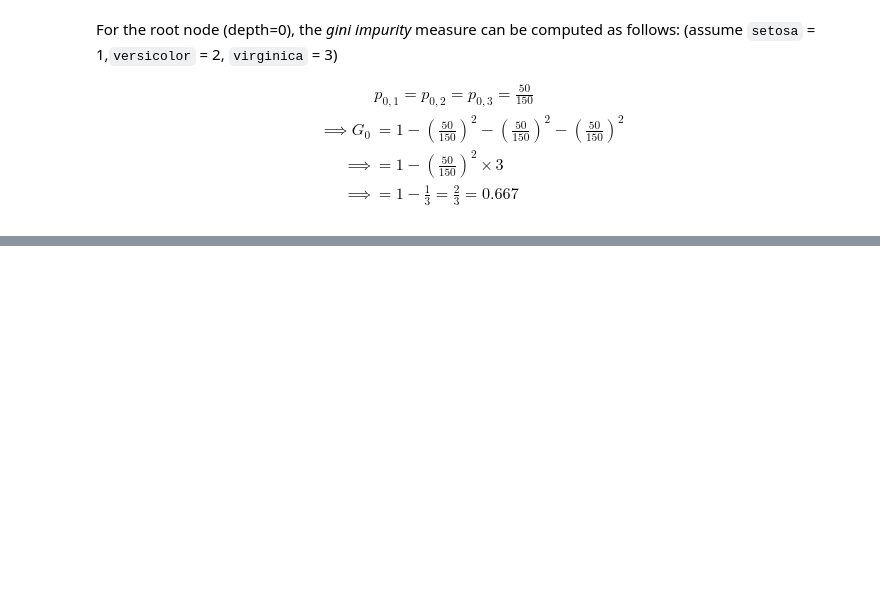
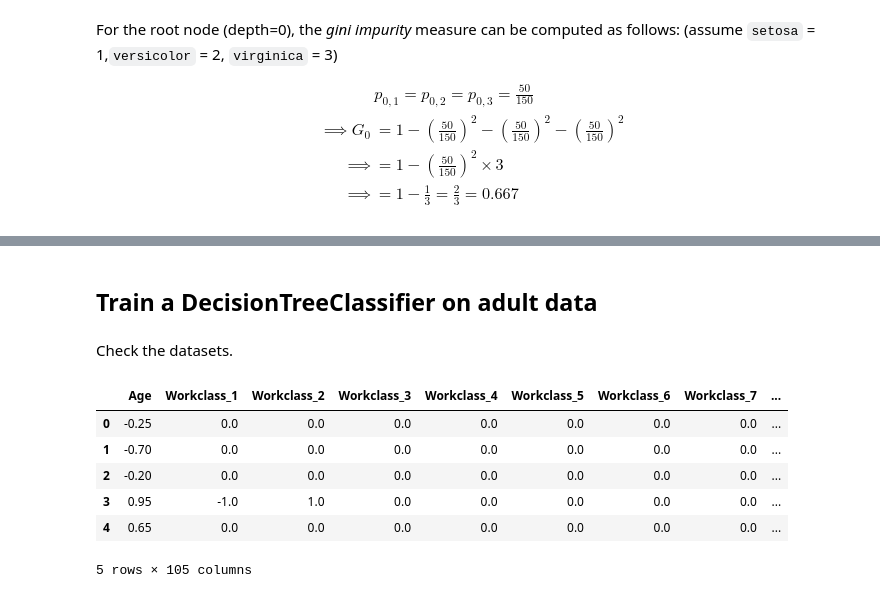
Before and after one commit to prateep03/Python-Tutorial, a Jupyter notebook: notebooks/Decision Trees.ipynb, the cells around one changed output, grey strips where cells are left out. Drawn from its saved outputs; the diff is of its cells as text; code cells hidden in the pictures; blank space fills up the shorter version.

```diff
--- a/notebooks/Decision Trees.ipynb
+++ b/notebooks/Decision Trees.ipynb
@@ -136,0 +196,2 @@ Text(0.5, 1.0, '3-Class Classification using a DecisionTreeClassifer with max_de
+# %% [markdown]
+## Train a DecisionTreeClassifier on adult data
@@ -136,0 +213,12 @@ Text(0.5, 1.0, '3-Class Classification using a DecisionTreeClassifer with max_de
+# %% [markdown]
+Check the datasets.
+# %%
+X_train.head()
+# %% [output]
+|  | Age | Workclass_1 | Workclass_2 | Workclass_3 | Workclass_4 | Workclass_5 | Workclass_6 | Workclass_7 | ... |
+| 0 | -0.25 | 0.0 | 0.0 | 0.0 | 0.0 | 0.0 | 0.0 | 0.0 | ... |
+| 1 | -0.70 | 0.0 | 0.0 | 0.0 | 0.0 | 0.0 | 0.0 | 0.0 | ... |
+| 2 | -0.20 | 0.0 | 0.0 | 0.0 | 0.0 | 0.0 | 0.0 | 0.0 | ... |
+| 3 | 0.95 | -1.0 | 1.0 | 0.0 | 0.0 | 0.0 | 0.0 | 0.0 | ... |
+| 4 | 0.65 | 0.0 | 0.0 | 0.0 | 0.0 | 0.0 | 0.0 | 0.0 | ... |
+5 rows × 105 columns
```
Also changed, not shown: parts of 23 cells of this notebook, 4 other files.
